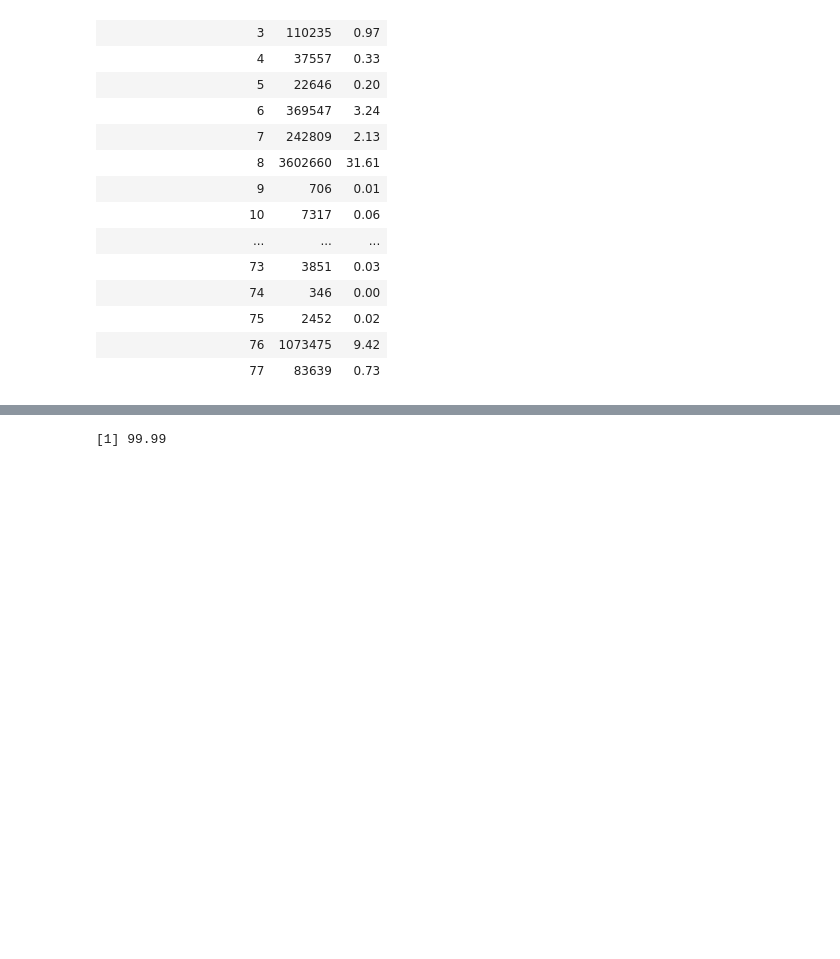
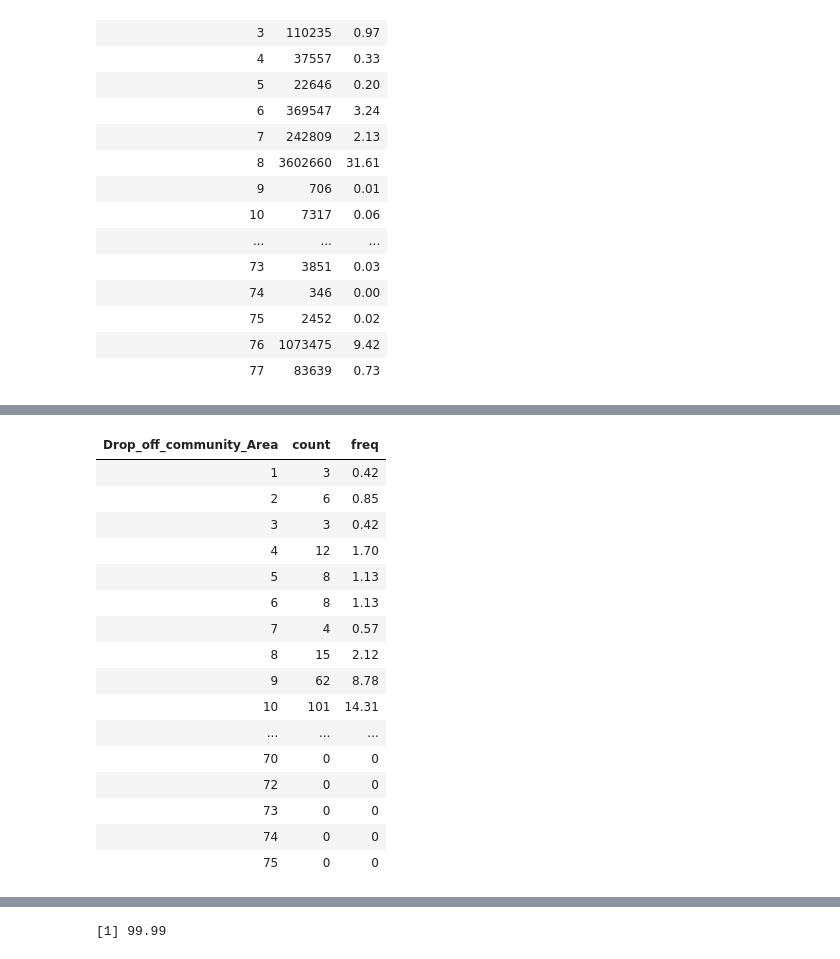
Before and after one commit to rkodit2/cs424proj3, a Jupyter notebook: project3Taxi/project3Data.ipynb, the cells around one changed output, grey strips where cells are left out. Cells and saved outputs as stored; diff of their text form; code cells hidden in the pictures; blank space fills up the shorter version.

```diff
--- a/project3Taxi/project3Data.ipynb
+++ b/project3Taxi/project3Data.ipynb
@@ -952,0 +967,3 @@ pickupCA
+# %%
+q <- setdiff(1:77,from_to_freq$Drop_off_community_Area)
+q
@@ -952,0 +1073,20 @@ pickupCA
+# %%
+from_to_freq
+# %% [output]
+| Drop_off_community_Area | count | freq |
+| 1 | 3 | 0.42 |
+| 2 | 6 | 0.85 |
+| 3 | 3 | 0.42 |
+| 4 | 12 | 1.70 |
+| 5 | 8 | 1.13 |
+| 6 | 8 | 1.13 |
+| 7 | 4 | 0.57 |
+| 8 | 15 | 2.12 |
+| 9 | 62 | 8.78 |
+| 10 | 101 | 14.31 |
+| ... | ... | ... |
+| 70 | 0 | 0 |
+| 72 | 0 | 0 |
+| 73 | 0 | 0 |
+| 74 | 0 | 0 |
+| 75 | 0 | 0 |
```
Also changed, not shown: parts of 47 cells of this notebook, 1 other file.
